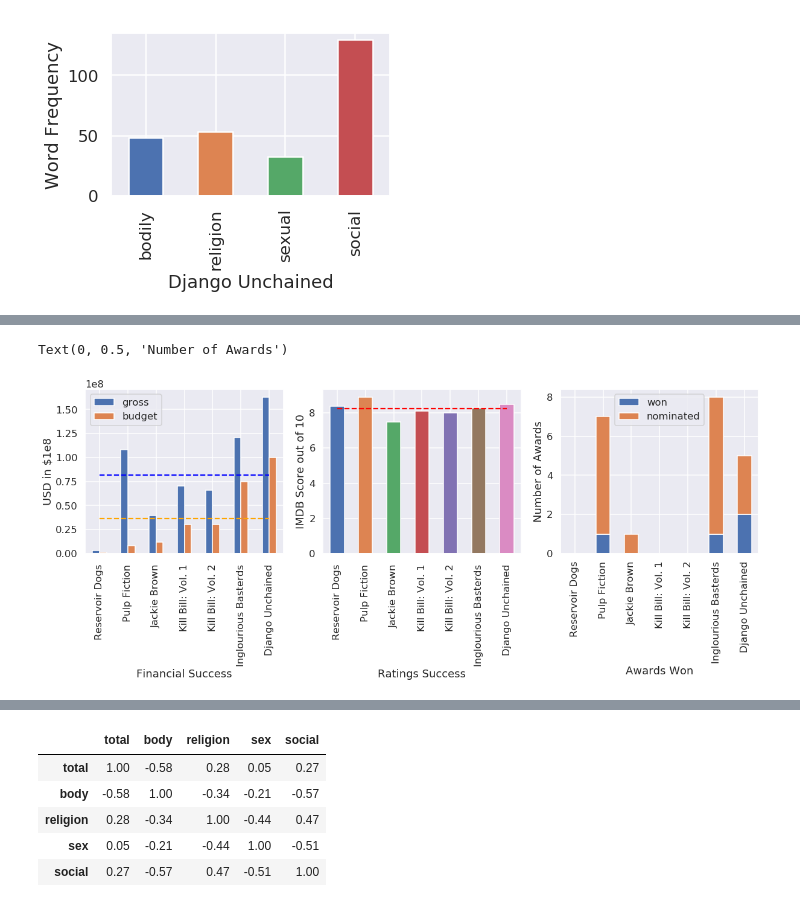
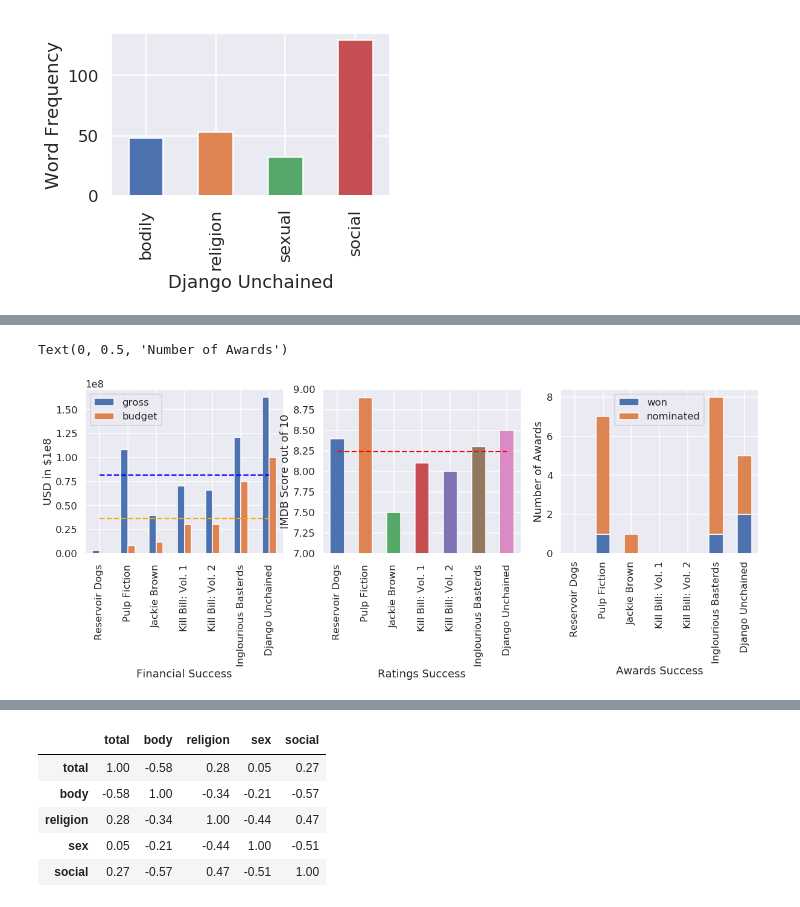
Before and after one commit to janinehou/COGS-108-Final-Project, a Jupyter notebook: FinalProject.ipynb, the cells around one changed output, grey strips where cells are left out. Saved outputs shown, nothing was run; the diff lists cells and outputs as text; code cells hidden in the pictures.

```diff
--- a/FinalProject.ipynb
+++ b/FinalProject.ipynb
@@ -350,42 +372,44 @@ fig.tight_layout()
 # %%
-#Success
+#Success Comparisons of All 7 Movies
+
 fig, arr = plt.subplots(1, 3, figsize=(20,5))
 
 #Net Gross
 imdb_gross = pd.DataFrame(imdb) #to get right title on graph
 imdb_gross['Financial Success'] = imdb['movie_title']
 imdb_gross.plot.bar(x='Financial Success', y=['gross','budget'], ax=arr[0])
 gross_mean = imdb['gross'].mean()
 budget_mean = imdb['budget'].mean()
 flat5 = np.array([gross_mean,gross_mean,gross_mean,gross_mean,gross_mean,gross_mean,gross_mean])
 arr[0].plot(imdb['movie_title'], flat5, 'r--', color='blue')
 flat6 = np.array([budget_mean,budget_mean,budget_mean,budget_mean,budget_mean,budget_mean,budget_mean])
 arr[0].plot(imdb['movie_title'], flat6, 'r--', color='orange')
 arr[0].set_ylabel('USD in $1e8')
 
 #IMDB score
 imdb_success = pd.DataFrame(imdb) #to get right title on graph
 imdb_success['Ratings Success'] = imdb['movie_title'] #to get right title on graph
 imdb_success.plot.bar(x='Ratings Success', y='imdb_score', ax=arr[1], legend=False)
 score_mean = imdb['imdb_score'].mean()
 flat7 = np.array([score_mean,score_mean,score_mean,score_mean,score_mean,score_mean,score_mean])
 arr[1].plot(imdb['movie_title'], flat7, 'r--', color='red')
 arr[1].set_ylabel('IMDB Score out of 10')
+arr[1].set_ylim(7,9)
 
 #Awards
-award_df = pd.DataFrame(movie_list, columns=['Awards Won'])
+award_df = pd.DataFrame(movie_list, columns=['Awards Success'])
 award_df['total'] = ''
 award_df['won'] = ''
 award_df['nominated'] = ''
 for i in movie_list:
     allAwards = (awards['Film'] == i).sum()
     won = ((awards['Film'] == i) & (awards['Winner'] == 1.0)).sum()
-    award_df.loc[(award_df['Awards Won'] == i), 'total'] =  allAwards
-    award_df.loc[(award_df['Awards Won'] == i), 'won'] =  won
-    award_df.loc[(award_df['Awards Won'] == i), 'nominated'] = (allAwards - won)
-award_df.plot.bar('Awards Won',['won','nominated'],stacked=True, ax=arr[2]);
+    award_df.loc[(award_df['Awards Success'] == i), 'total'] =  allAwards
+    award_df.loc[(award_df['Awards Success'] == i), 'won'] =  won
+    award_df.loc[(award_df['Awards Success'] == i), 'nominated'] = (allAwards - won)
+award_df.plot.bar('Awards Success',['won','nominated'],stacked=True, ax=arr[2]);
 arr[2].set_ylabel('Number of Awards')
 # %% [output]
 Text(0, 0.5, 'Number of Awards')
-[figure, old version]
+[figure, new version]
 # %%
```
Also changed, not shown: parts of 17 cells of this notebook.
